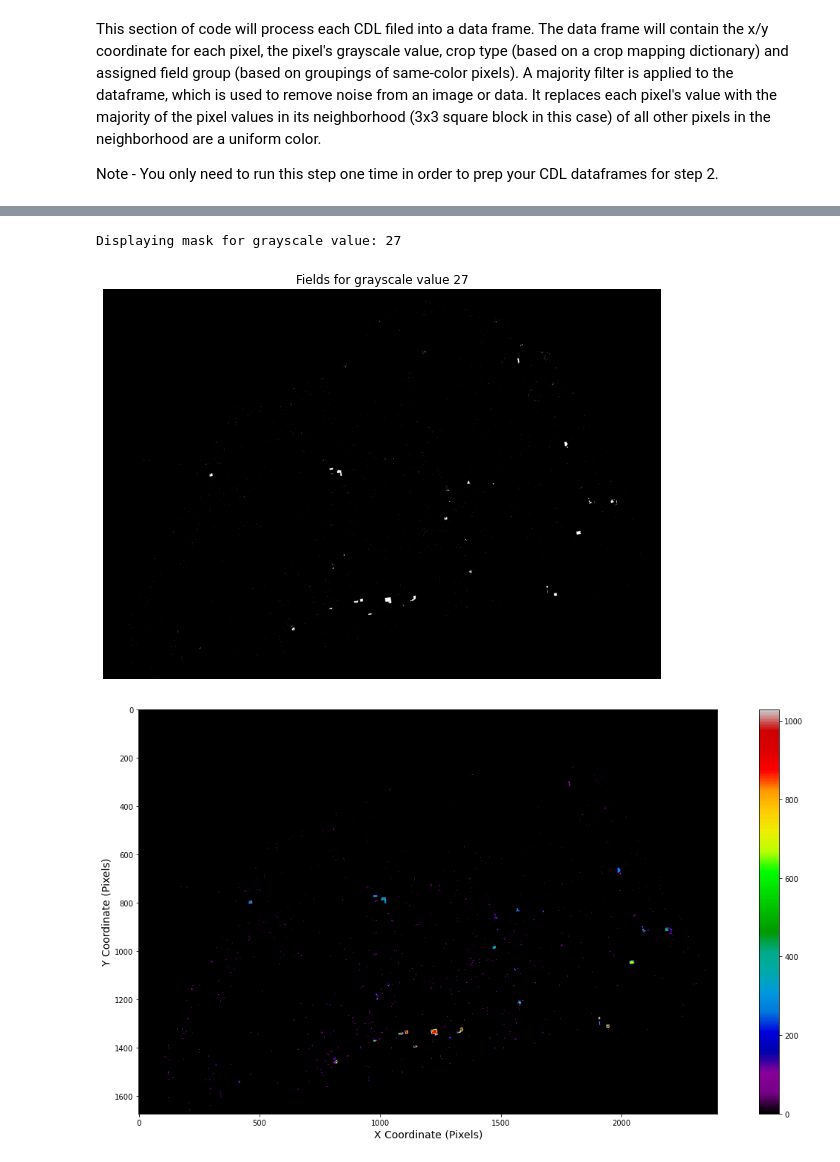
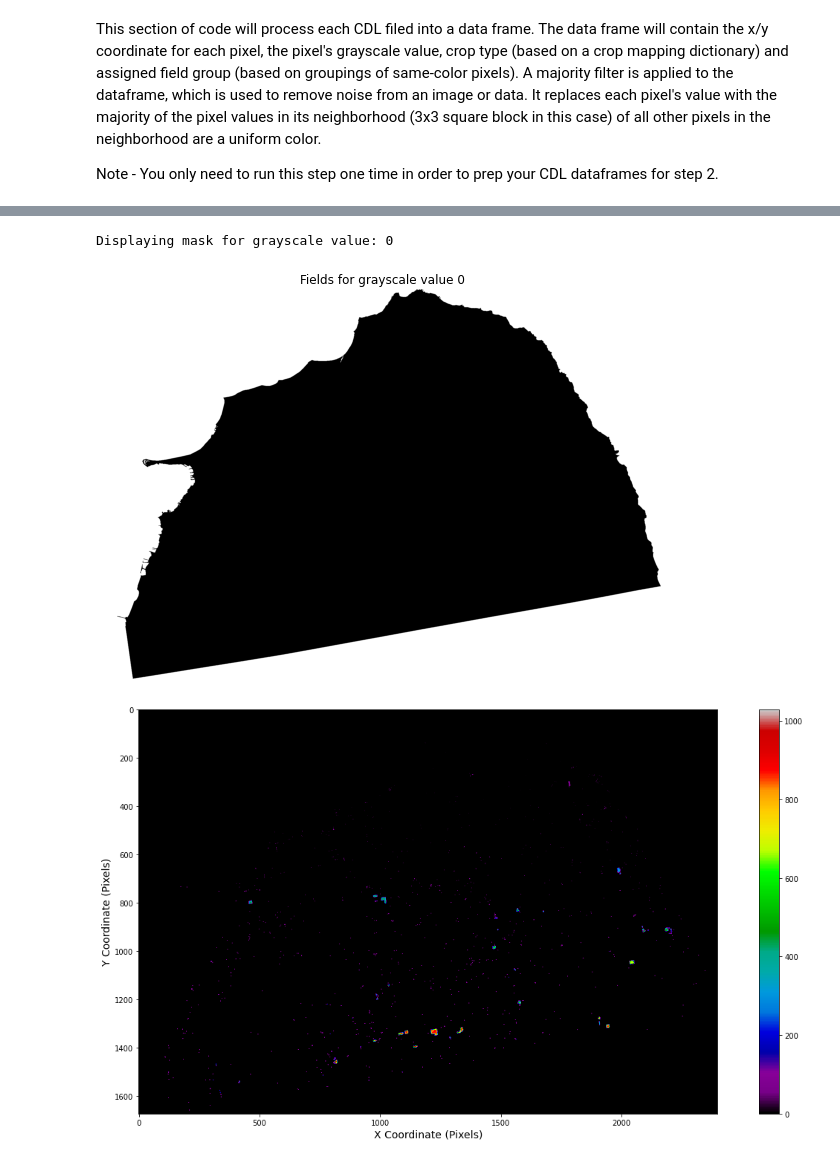
Before and after one commit to lingyundai/DAEN690-Team-Satellite-FBI, a Jupyter notebook: src/accuracy_calculator.ipynb, the cells around one changed output, grey strips where cells are left out. Cells and saved outputs as stored; diff of their text form; code cells hidden in the pictures.

```diff
--- a/src/accuracy_calculator.ipynb
+++ b/src/accuracy_calculator.ipynb
@@ -273,25 +298,25 @@ plt.show()
 # %%
 #Show all fields for a specific grayscale value
 
 # Specify the grayscale value you want to display (change it to the value you're interested in)
-with rasterio.open(reference_tif_2019) as src:
+with rasterio.open(reference_tif_2021) as src:
     ref_image2019 = src.read(1)
 
-test_value = 27  # Replace with your desired grayscale value
+test_value = 0  # Replace with your desired grayscale value
 print(f"Displaying mask for grayscale value: {test_value}")
 
 # Create a binary mask where all pixels matching the test_value are white (1), others are black (0)
 test_mask = (ref_image2019 == test_value)
 
 # Display the mask using matplotlib
 plt.figure(figsize=(10, 10))
 plt.imshow(test_mask, cmap="gray")
 plt.title(f"Fields for grayscale value {test_value}")
 plt.axis("off")  # Optional: Hide axis for a cleaner map
 plt.show()
 # %% [output]
-Displaying mask for grayscale value: 27
+Displaying mask for grayscale value: 0
-[figure, old version]
+[figure, new version]
 # %%
 #Show all fields for a specific grayscale value with colored field labels
 labeled_test_mask = label(test_mask)
```
Also changed, not shown: parts of 14 cells of this notebook.
